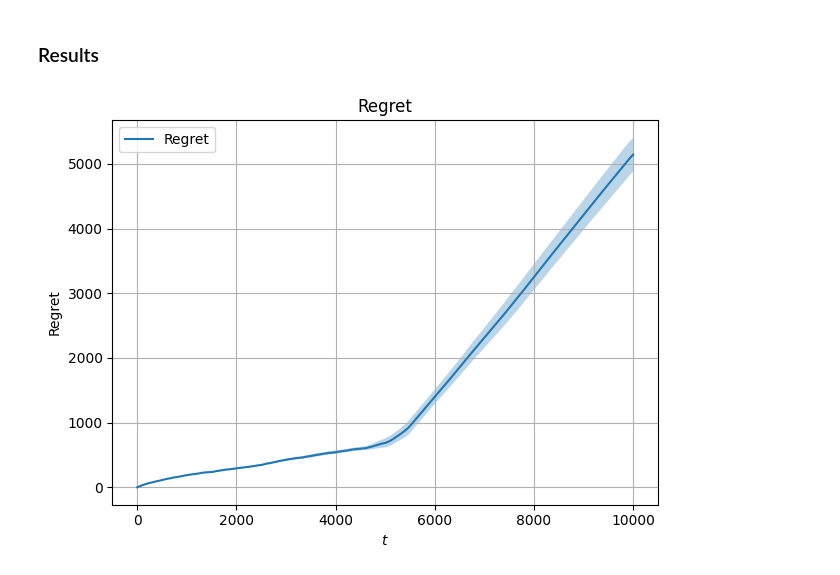
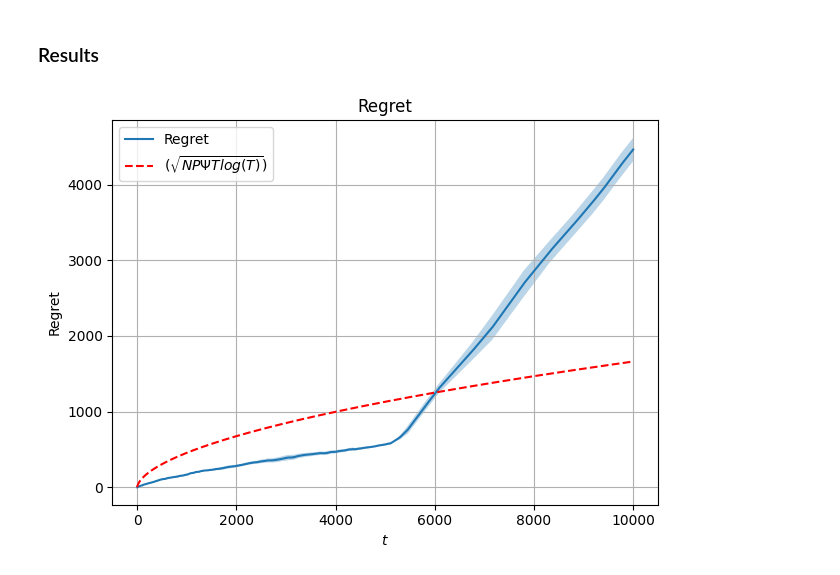
Before and after one commit to FabioFloris02/OLA2025_Floris_Sonzini_Parenti_Singh_Gottschling, a Jupyter notebook: requirement_5.ipynb, the cells around one changed output. Drawn from its saved outputs; the diff is of its cells as text; code cells hidden in the pictures.

```diff
--- a/requirement_5.ipynb
+++ b/requirement_5.ipynb
@@ -127,7 +127,6 @@ class CombinatorialUCB_SW:
             # and then set the f_ucb and c_ucb for these arms
             mask = N_pulls_last_W > 0
             avg_f_last_W[mask] = np.nanmean(self.f_cache, axis=0)[mask]
-
             avg_c_last_W[mask] = np.nanmean(self.c_cache, axis=0)[mask]
 
             f_ucbs_last_W[mask] = avg_f_last_W[mask] + self.scale * np.sqrt(2 * np.log(self.W)/N_pulls_last_W[mask])
@@ -150,7 +149,7 @@ class CombinatorialUCB_SW:
         tot_vars = self.N * self.P
 
         # Per-round budget
-        rho = (self.budget / (self.T - self.t + 1)) + 1
+        rho = (self.budget / (self.T - self.t + 1)) + 1.5
 
         # Variables
         c = -f_ucbs
@@ -291,10 +290,10 @@ class MultipleProductSlighlyNonStationaryInventoryClairvoyant:
 T = 10000
 B = T * 75/100
 N = 3
-W = int(25 * np.sqrt(T))
+W = int(50 * np.sqrt(T))
 
-min_interval = 1000
-max_interval = 2500
+min_interval = 800
+max_interval = 1200
 
 # Prices
 max_price = 1
@@ -312,7 +311,7 @@ distributions = [
 # Run clairvoyant
 clairvoyant = MultipleProductSlighlyNonStationaryInventoryClairvoyant(T, B, N, prices)
 
-n_trials = 5
+n_trials = 3
 regret_per_trial = []
 for trial in range(n_trials):
 
@@ -359,18 +358,22 @@ regret_sd = regret_per_trial.std(axis=0) # standard deviation
 # %%
 plt.plot(np.arange(T), average_regret, label=f'Regret')
 plt.fill_between(
     np.arange(T),
     average_regret-regret_sd/np.sqrt(n_trials),
     average_regret+regret_sd/np.sqrt(n_trials),
     alpha=0.3
 )
 
+t = np.arange(1, T + 1)  # da 1 per evitare log(0)
+theoretical_curve = (N*P*T/W*t*np.log(t))**(1/2)
+plt.plot(t - 1, theoretical_curve, label="$(\sqrt{NPΨTlog(T)})$", linestyle="--", color="red")
+
 plt.xlabel("$t$")
 plt.ylabel("Regret")
 plt.title("Regret")
 plt.legend()
 plt.grid(True)
 plt.tight_layout()
 plt.show()
 # %% [output]
-[figure, old version]
+[figure, new version]
```
Also changed, not shown: 4 other files.
